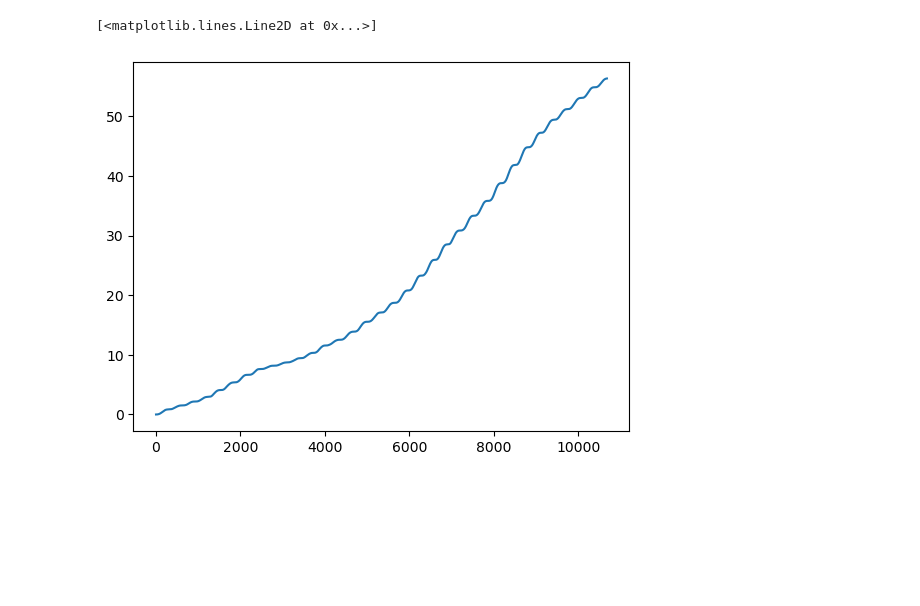
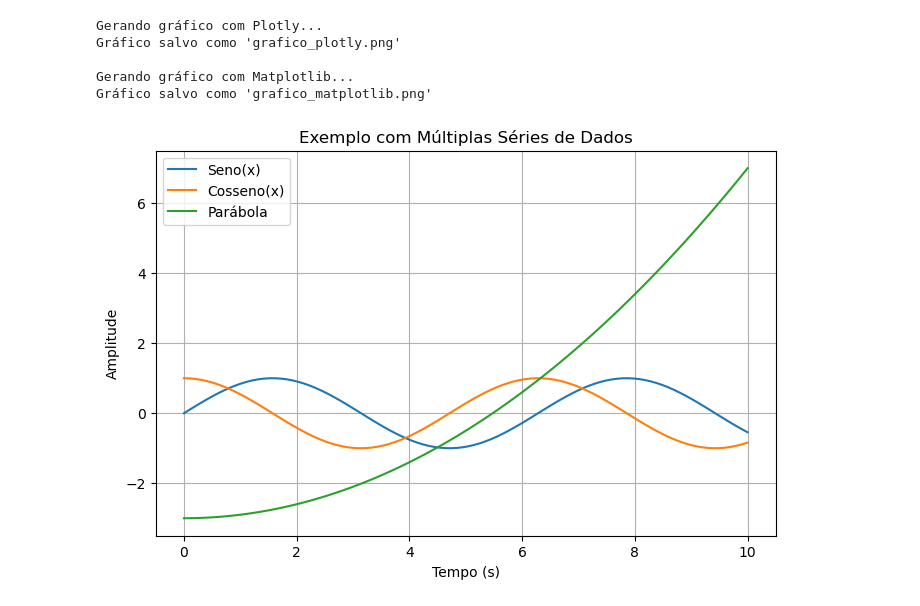
Before and after one commit to cduartes0203/ControleRobustoArtigo, a Jupyter notebook: Artigo_V2.ipynb, the cells around one changed output. Cells and saved outputs as stored; diff of their text form; code cells hidden in the pictures; blank space fills up the shorter version.

```diff
--- a/Artigo_V2.ipynb
+++ b/Artigo_V2.ipynb
@@ -140,5 +146,52 @@ for i in range(len(v)):
-# %%
-plt.plot(ED)
-# %% [output]
-[<matplotlib.lines.Line2D at 0x...>]
-[figure, removed]
+# %%
+# --- Dados de Exemplo ---
+# Array para o eixo x
+x_base = np.linspace(0, 10, 100)
+
+# Lista de arrays para o eixo x (poderiam ser diferentes)
+x_dados = [x_base, x_base, x_base]
+
+# Lista de arrays para o eixo y
+y_dados = [
+    np.sin(x_base),          # Série 1: Seno
+    np.cos(x_base),          # Série 2: Cosseno
+    0.1 * (x_base**2) - 3    # Série 3: Parábola
+]
+
+# Lista de nomes para a legenda
+legendas = ['Seno(x)', 'Cosseno(x)', 'Parábola']
+
+
+# --- Usando a função ---
+
+# 1. Gerando o gráfico com Plotly
+print("Gerando gráfico com Plotly...")
+PlotSeries(y_arrays=y_dados,
+             x_arrays=x_dados,
+             title='Exemplo com Múltiplas Séries de Dados',
+             xname='Tempo (s)',
+             yname='Amplitude',
+             legend_labels=legendas,
+             pltly=True,
+             save=True, # Mude para True se quiser salvar
+             file_name='grafico_plotly.png')
+
+
+# 2. Gerando o gráfico com Matplotlib
+print("\nGerando gráfico com Matplotlib...")
+PlotSeries(y_arrays=y_dados,
+             x_arrays=x_dados,
+             title='Exemplo com Múltiplas Séries de Dados',
+             xname='Tempo (s)',
+             yname='Amplitude',
+             legend_labels=legendas,
+             pltly=False,
+             save=True, # Mude para True se quiser salvar
+             file_name='grafico_matplotlib.png')
+# %% [output]
+Gerando gráfico com Plotly...
+Gráfico salvo como 'grafico_plotly.png'
+
+Gerando gráfico com Matplotlib...
+Gráfico salvo como 'grafico_matplotlib.png'
+[figure, added]
```
Also changed, not shown: parts of 4 cells of this notebook, 5 other files.
